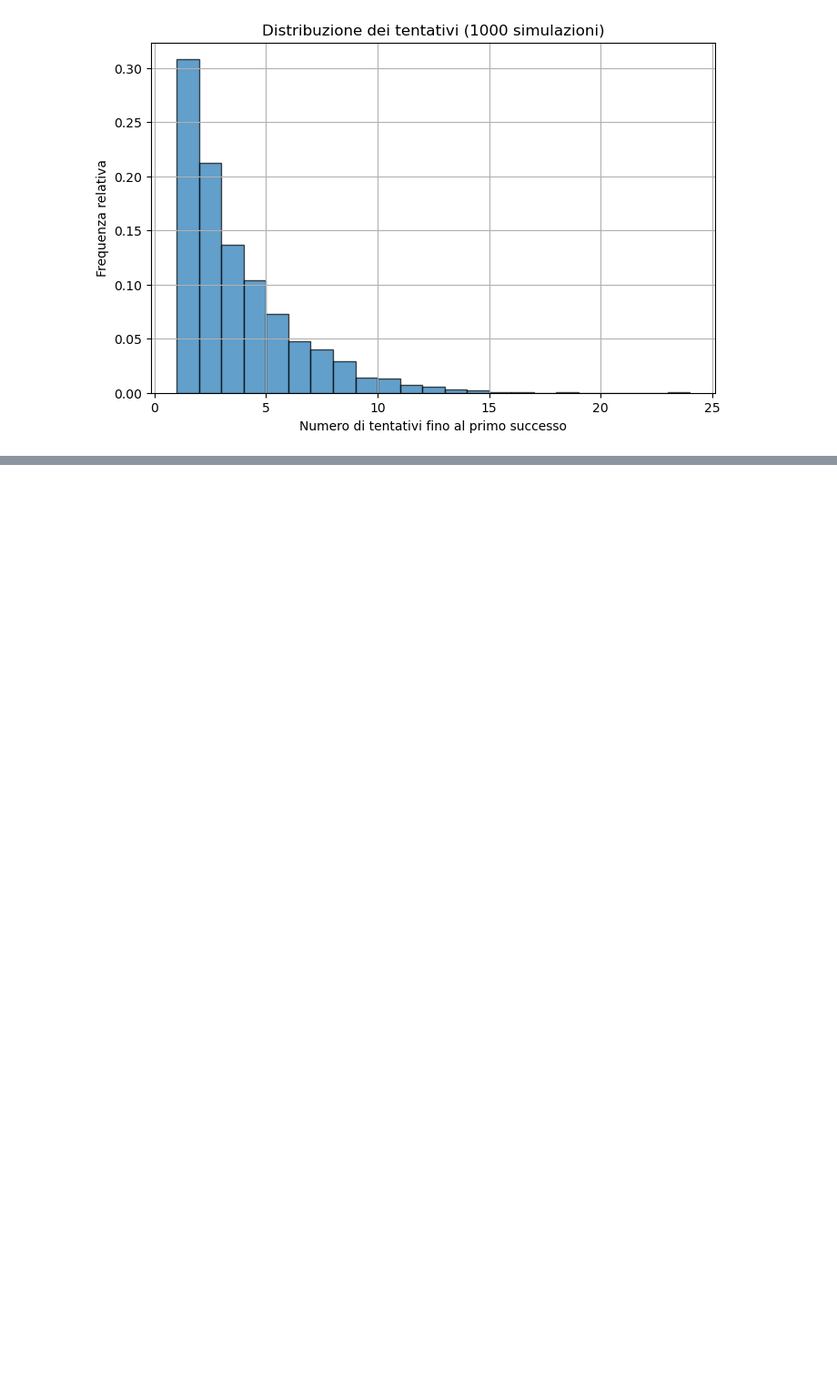
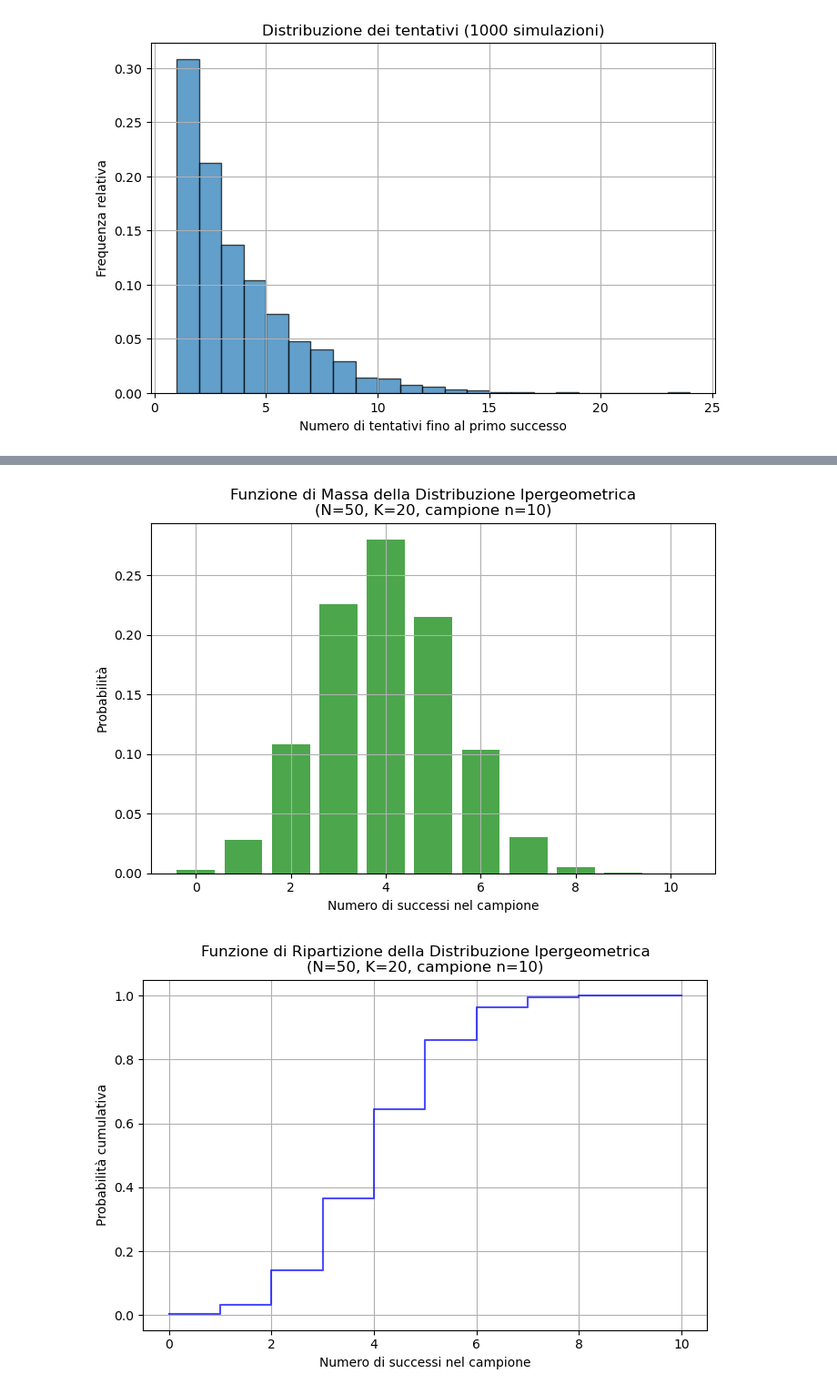
Before and after one commit to Gallja/SAD_Python, a Jupyter notebook: calcolo_delle_probabilita.ipynb, the cells around one changed output, grey strips where cells are left out. Shown at 91% size. Saved outputs shown, nothing was run; the diff lists cells and outputs as text; code cells hidden in the pictures; blank space fills up the shorter version.

```diff
--- a/calcolo_delle_probabilita.ipynb
+++ b/calcolo_delle_probabilita.ipynb
@@ -1371,0 +1519,62 @@ la distribuzione binomiale $B(n,p)$, che rappresenta il numero di successi in `n
+# %%
+import numpy as np
+import matplotlib.pyplot as plt
+from scipy.stats import hypergeom
+
+# -----------------------------
+# Parametri iniziali
+# -----------------------------
+N = 50   # Numero totale di oggetti nella popolazione
+K = 20   # Numero di successi nella popolazione
+n = 10   # Dimensione del campione
+n_simulazioni = 1000  # Numero di simulazioni Monte Carlo
+
+# -----------------------------
+# Simulazione Monte Carlo
+# -----------------------------
+# Genero i numeri di successi in un campione di n elementi
+successi = hypergeom.rvs(M=N, n=K, N=n, size=n_simulazioni)
+
+# Calcolo la PMF teorica
+x_vals = np.arange(0, n+1)
+pmf_ipergeom = hypergeom.pmf(x_vals, M=N, n=K, N=n)
+
+# -----------------------------
+# Funzione di probabilità di massa (PMF) - Grafico
+# -----------------------------
+plt.figure(figsize=(8, 5))
+plt.bar(x_vals, pmf_ipergeom, color='green', alpha=0.7)
+plt.title(f'Funzione di Massa della Distribuzione Ipergeometrica\n(N={N}, K={K}, campione n={n})')
+plt.xlabel('Numero di successi nel campione')
+plt.ylabel('Probabilità')
+plt.grid(True)
+plt.show()
+
+# -----------------------------
+# Funzione di ripartizione (CDF)
+# -----------------------------
+cdf_ipergeom = hypergeom.cdf(x_vals, M=N, n=K, N=n)
+
+# Grafico della funzione di ripartizione (CDF)
+plt.figure(figsize=(8, 5))
+plt.step(x_vals, cdf_ipergeom, where='post', color='blue', alpha=0.7)
+plt.title(f'Funzione di Ripartizione della Distribuzione Ipergeometrica\n(N={N}, K={K}, campione n={n})')
+plt.xlabel('Numero di successi nel campione')
+plt.ylabel('Probabilità cumulativa')
+plt.grid(True)
+plt.show()
+
+# -----------------------------
+# Analisi della simulazione Monte Carlo
+# -----------------------------
+# Istogramma dei risultati della simulazione Monte Carlo
+plt.figure(figsize=(8, 5))
+plt.hist(successi, bins=np.arange(-0.5, n+1.5, 1), edgecolor='black', density=True, alpha=0.7)
+plt.title(f'Simulazione Monte Carlo - {n_simulazioni} estrazioni')
+plt.xlabel('Numero di successi nel campione')
+plt.ylabel('Frequenza relativa')
+plt.grid(True)
+plt.show()
+# %% [output]
+[figure, added]
+[figure, added]
```
Also changed, not shown: parts of 7 cells of this notebook.
